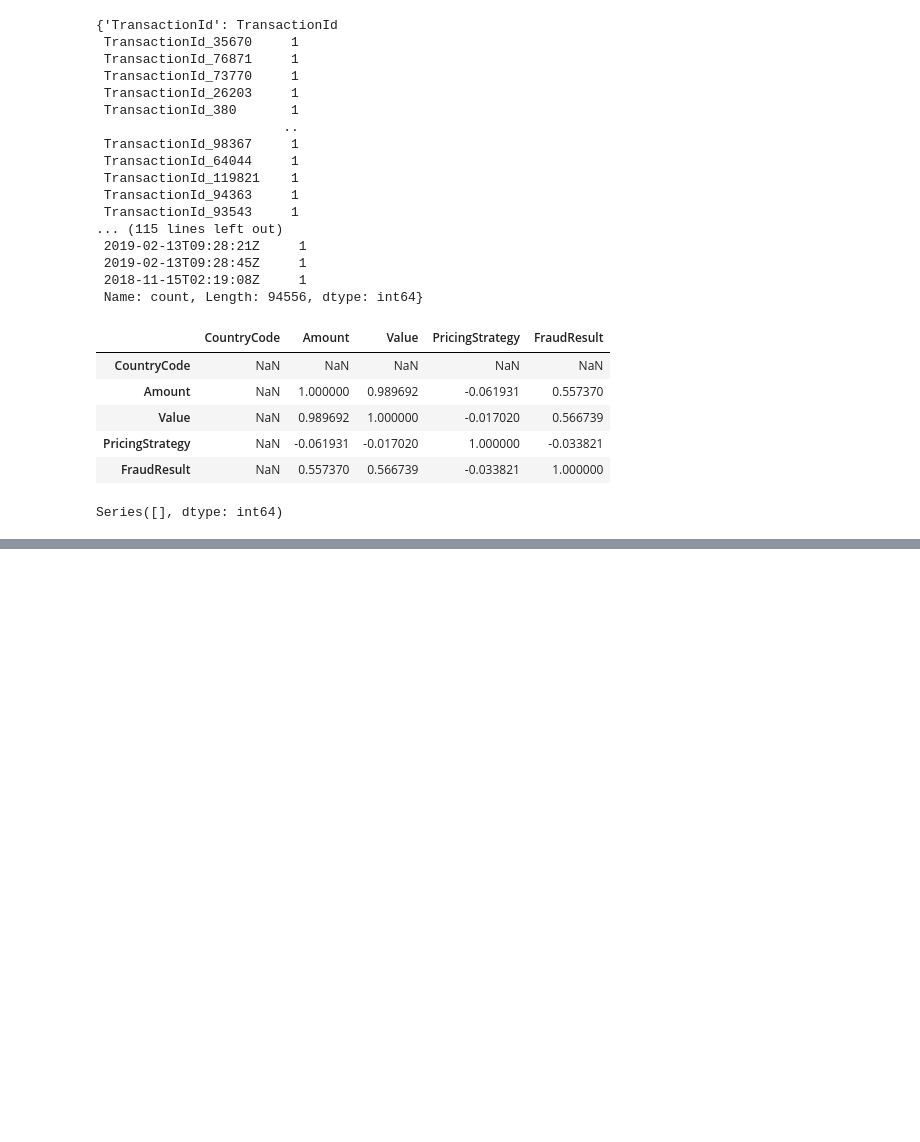
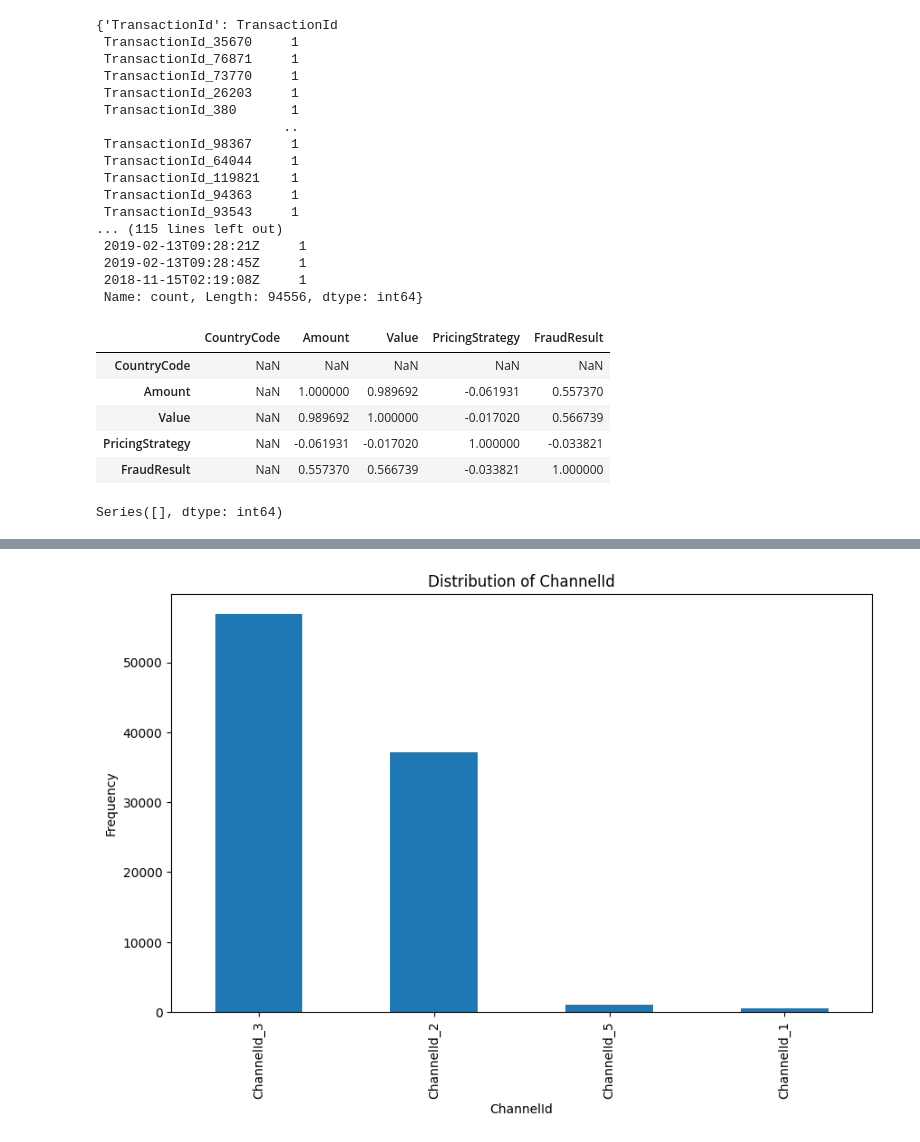
Before and after one commit to Tesfahun03/Credit-score-Modelling, a Jupyter notebook: notebooks/eda.ipynb, the cells around one changed output, grey strips where cells are left out. Cells and saved outputs as stored; diff of their text form; code cells hidden in the pictures; blank space fills up the shorter version.

```diff
--- a/notebooks/eda.ipynb
+++ b/notebooks/eda.ipynb
@@ -49,0 +83,4 @@ Series([], dtype: int64)
+# %%
+plot.plot_categorical_distribution('ChannelId')
+# %% [output]
+[figure, added]
```
Also changed, not shown: parts of 5 cells of this notebook, 1 other file.
